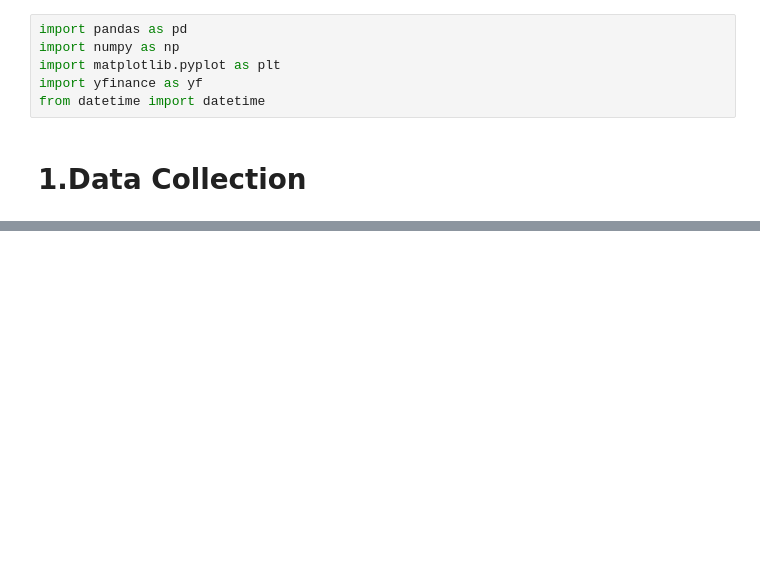
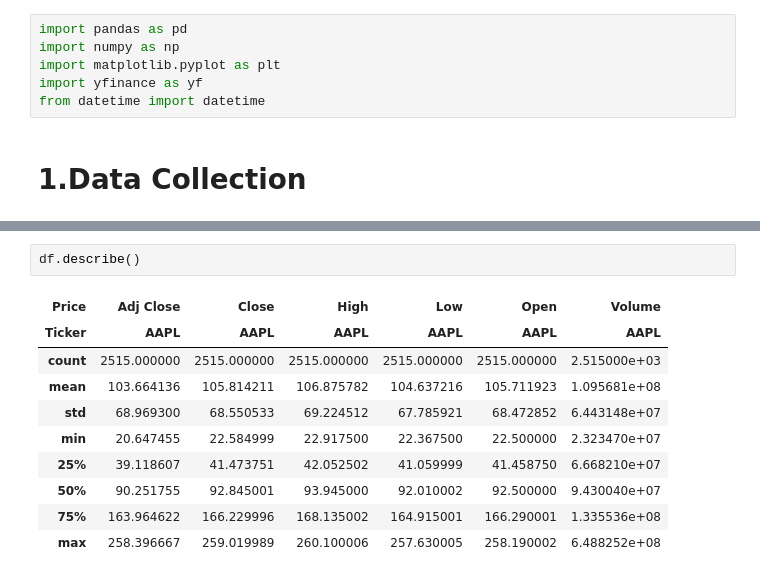
Before and after one commit to Ujjwal5705/Stock-Prediction-Portal, a Jupyter notebook: Resources/Stock_Prediction_Using_LSTM.ipynb, the cells around one changed output, grey strips where cells are left out. Drawn from its saved outputs; the diff is of its cells as text; blank space fills up the shorter version.

```diff
--- a/Resources/Stock_Prediction_Using_LSTM.ipynb
+++ b/Resources/Stock_Prediction_Using_LSTM.ipynb
@@ -33,0 +55,13 @@ df
+# %%
+df.describe()
+# %% [output]
+| Price | Adj Close | Close | High | Low | Open | Volume |
+| Ticker | AAPL | AAPL | AAPL | AAPL | AAPL | AAPL |
+| count | 2515.000000 | 2515.000000 | 2515.000000 | 2515.000000 | 2515.000000 | 2.515000e+03 |
+| mean | 103.664136 | 105.814211 | 106.875782 | 104.637216 | 105.711923 | 1.095681e+08 |
+| std | 68.969300 | 68.550533 | 69.224512 | 67.785921 | 68.472852 | 6.443148e+07 |
+| min | 20.647455 | 22.584999 | 22.917500 | 22.367500 | 22.500000 | 2.323470e+07 |
+| 25% | 39.118607 | 41.473751 | 42.052502 | 41.059999 | 41.458750 | 6.668210e+07 |
+| 50% | 90.251755 | 92.845001 | 93.945000 | 92.010002 | 92.500000 | 9.430040e+07 |
+| 75% | 163.964622 | 166.229996 | 168.135002 | 164.915001 | 166.290001 | 1.335536e+08 |
+| max | 258.396667 | 259.019989 | 260.100006 | 257.630005 | 258.190002 | 6.488252e+08 |
```
Also changed, not shown: parts of 10 cells of this notebook.
